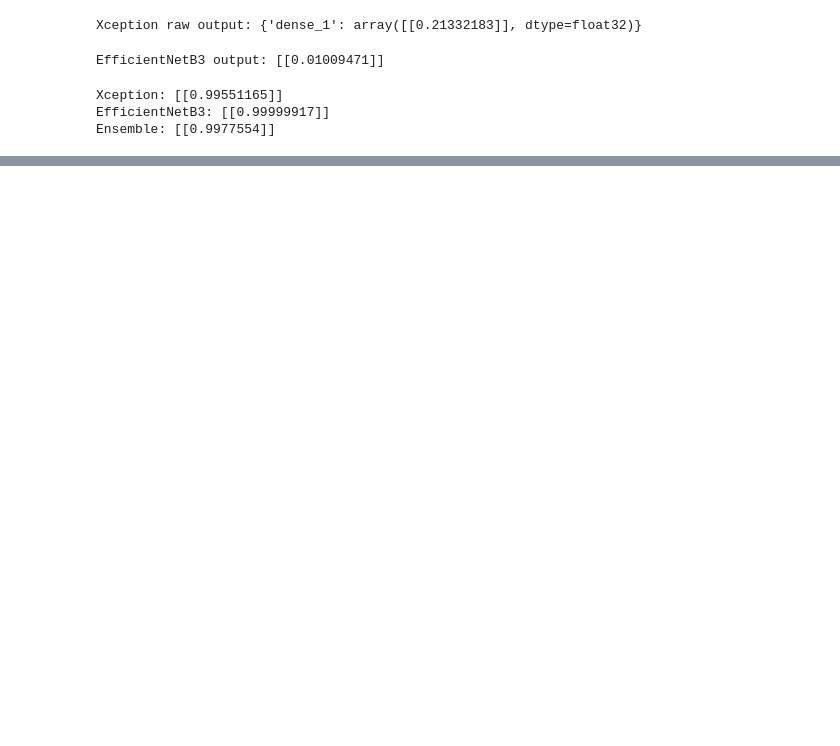
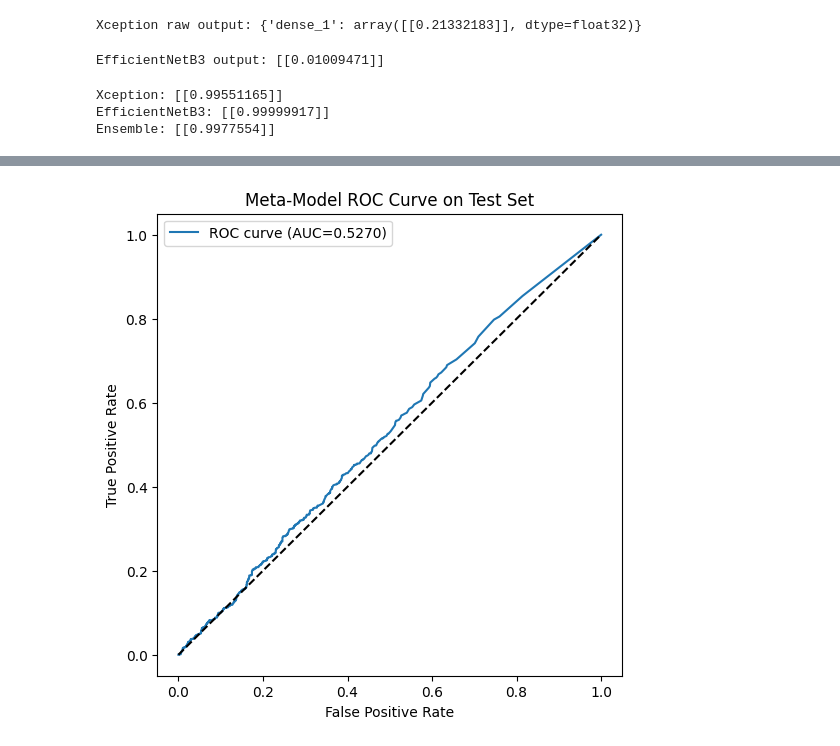
Before and after one commit to shanmukhsainandavarapu/Deepfake_Temp, a Jupyter notebook: ensemble-model.ipynb, the cells around one changed output, grey strips where cells are left out. Drawn from its saved outputs; the diff is of its cells as text; code cells hidden in the pictures; blank space fills up the shorter version.

```diff
--- a/ensemble-model.ipynb
+++ b/ensemble-model.ipynb
@@ -167,0 +384,11 @@ Ensemble: [[0.9977554]]
+# %%
+import os
+from glob import glob
+
+test_real = glob("/kaggle/input/real-vs-fake-faces/real/*")
+test_fake = glob("/kaggle/input/real-vs-fake-faces/fake/*")
+
+X_test_paths = test_real + test_fake
+y_test = [0]*len(test_real) + [1]*len(test_fake)  # 0=REAL, 1=FAKE
+
+print(f"Total test images: {len(X_test_paths)} (Real: {len(test_real)}, Fake: {len(test_fake)})")
@@ -167,0 +431,4 @@ Ensemble: [[0.9977554]]
+# %%
+# Meta-model predictions
+y_test_pred = meta_model.predict(X_test)                # class labels: 0=Real, 1=Fake
+y_test_prob = meta_model.predict_proba(X_test)[:,1]     # probability of class 1 (Fake)
@@ -167,0 +465,13 @@ Ensemble: [[0.9977554]]
+# %%
+# ROC Curve
+fpr, tpr, thresholds = roc_curve(y_test, y_test_prob)
+plt.figure(figsize=(6,6))
+plt.plot(fpr, tpr, label=f"ROC curve (AUC={roc_auc:.4f})")
+plt.plot([0,1], [0,1], 'k--')
+plt.xlabel("False Positive Rate")
+plt.ylabel("True Positive Rate")
+plt.title("Meta-Model ROC Curve on Test Set")
+plt.legend()
+plt.show()
+# %% [output]
+[figure, added]
```
Also changed, not shown: parts of 14 cells of this notebook.
